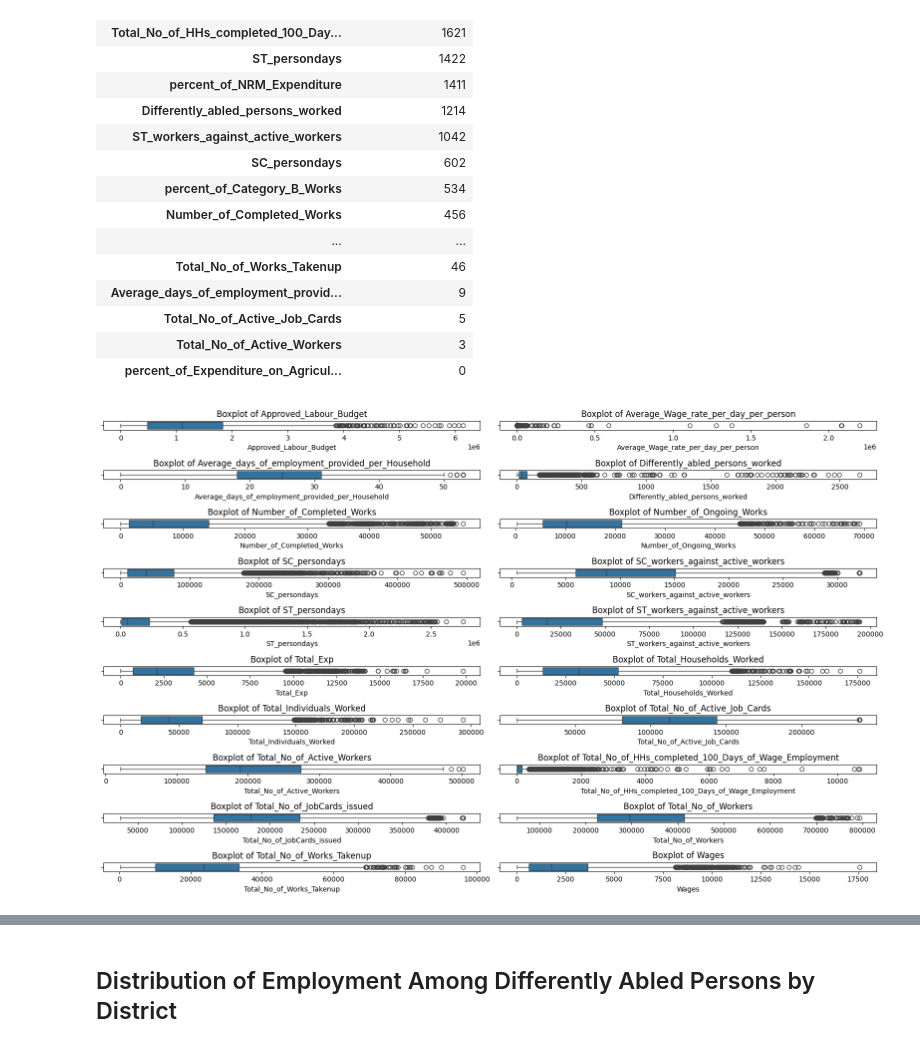
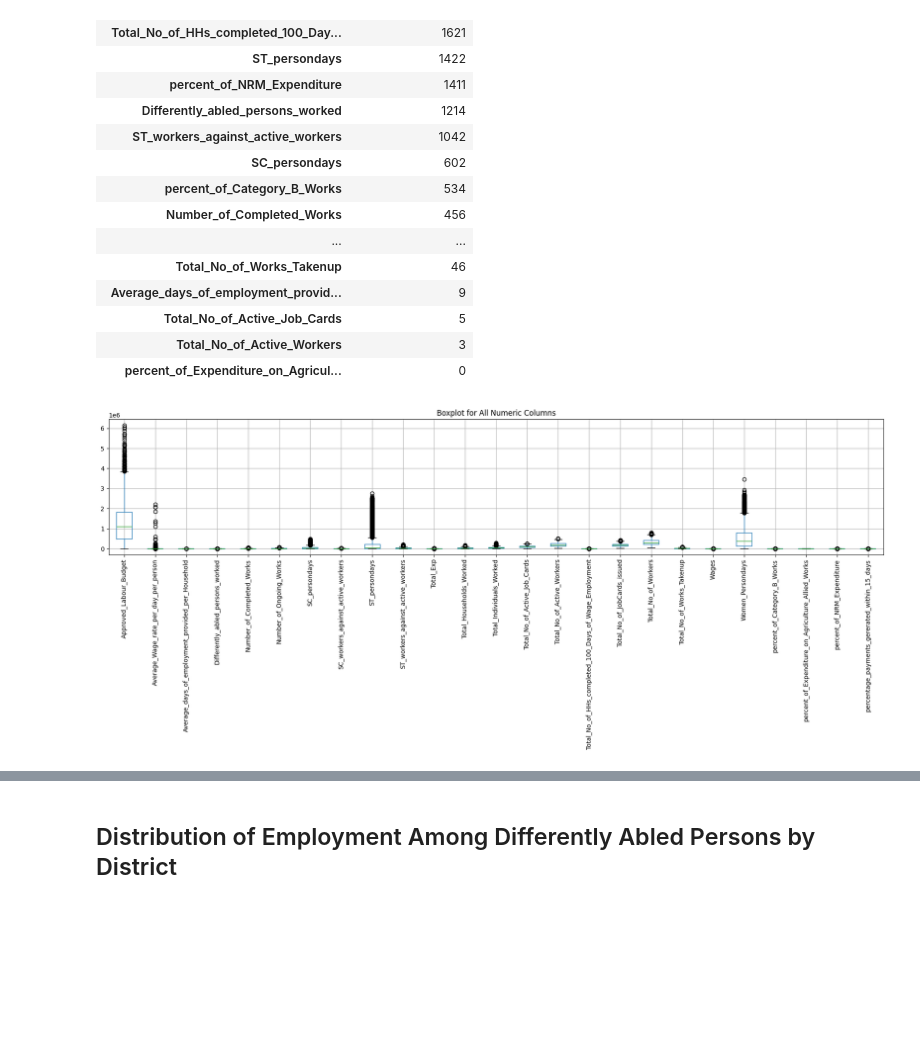
Before and after one commit to iamabirakash/INT-375, a Jupyter notebook: AssamEmployment.ipynb, the cells around one changed output, grey strips where cells are left out. Saved outputs shown, nothing was run; the diff lists cells and outputs as text; code cells hidden in the pictures; blank space fills up the shorter version.

```diff
--- a/AssamEmployment.ipynb
+++ b/AssamEmployment.ipynb
@@ -167,19 +167,15 @@ outliers_summary.sort_values(by='Number of Outliers', ascending=False)
 | Total_No_of_Active_Job_Cards | 5 |
 | Total_No_of_Active_Workers | 3 |
 | percent_of_Expenditure_on_Agricul... | 0 |
-# %%
-top_outlier_columns = outliers_summary.head(20).index.tolist()
-
-plt.figure(figsize=(16, 10))
-for i, col in enumerate(top_outlier_columns, 1):
-    plt.subplot(10,2, i)
-    sns.boxplot(x=data1[col])
-    plt.title(f'Boxplot of {col}')
-    plt.tight_layout()
-
-plt.show()
-# %% [output]
-[figure, removed]
+# %%
+plt.figure(figsize=(18, 8))
+data1.boxplot()
+plt.title('Boxplot for All Numeric Columns')
+plt.xticks(rotation=90)
+plt.tight_layout()
+plt.show()
+# %% [output]
+[figure, added]
 # %%
 for col in numeric_cols:
     data1[col] = data1[col].astype(float)
```
Also changed, not shown: parts of 3 cells of this notebook.
